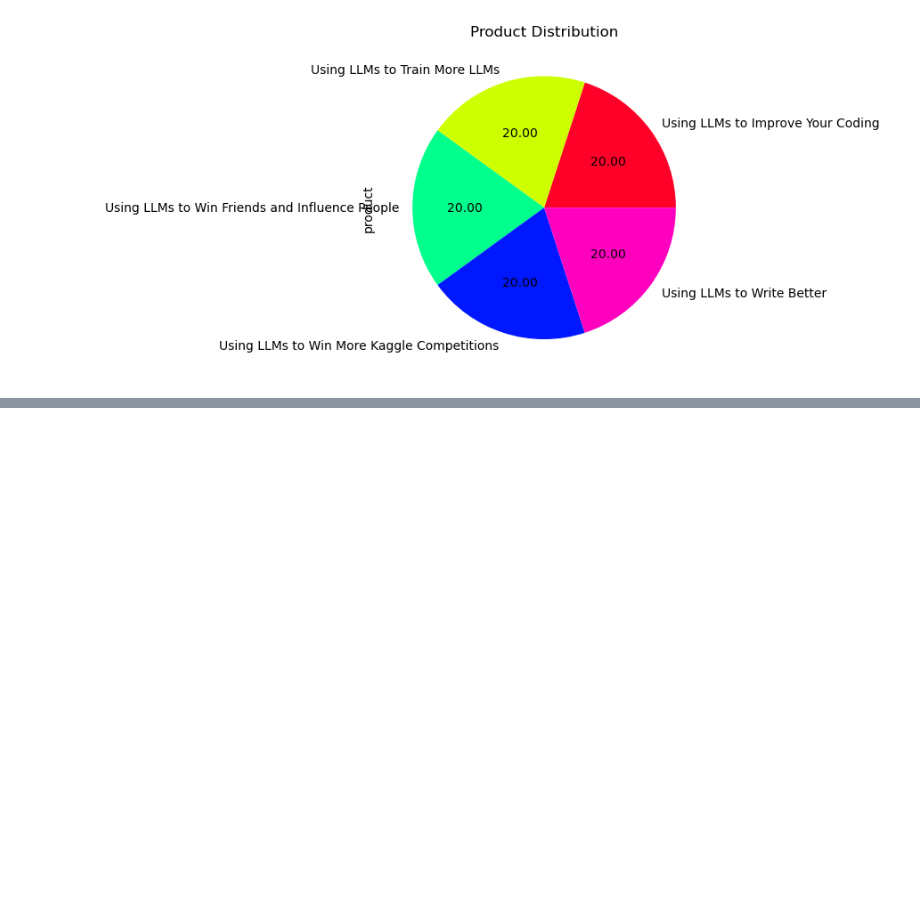
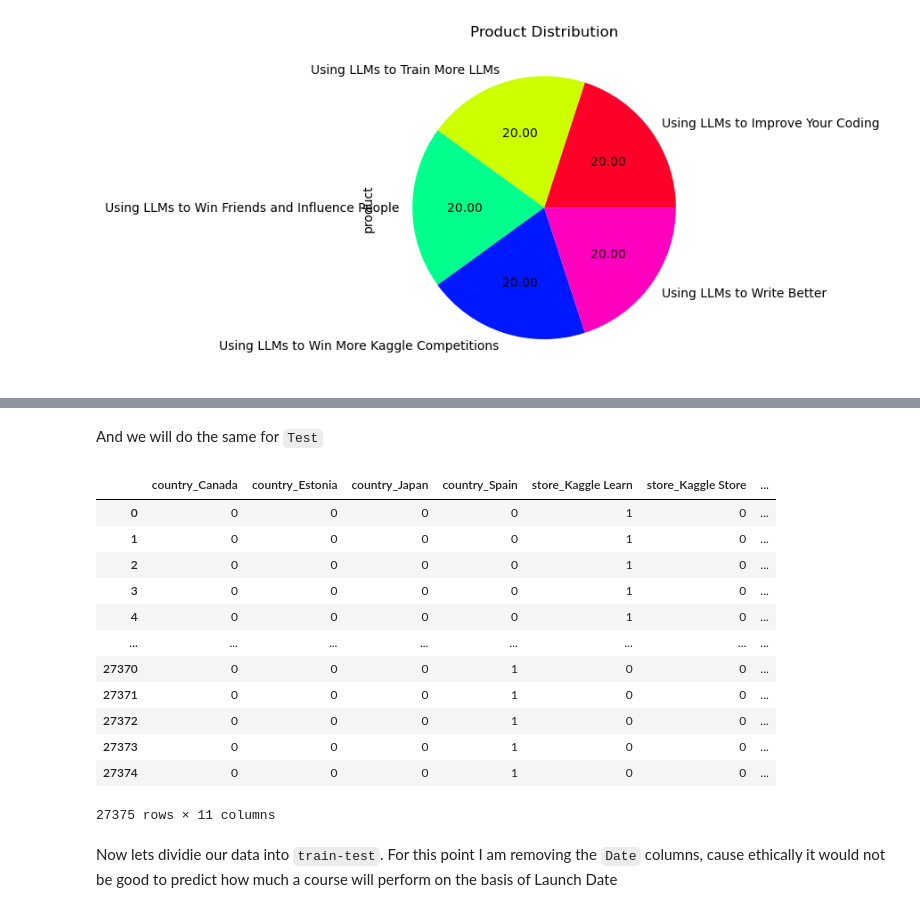
Before and after one commit to AyushSinghal9020/AyushSinghal9020, a Jupyter notebook: understanding-the-competition-s3e19.ipynb, the cells around one changed output, grey strips where cells are left out. Cells and saved outputs as stored; diff of their text form; code cells hidden in the pictures; blank space fills up the shorter version.

```diff
--- a/understanding-the-competition-s3e19.ipynb
+++ b/understanding-the-competition-s3e19.ipynb
@@ -52,8 +54,8 @@ train
 # %% [markdown]
 This is our `Training Data` containing $1,36,950$ `Rows` and $6$ columns, accounting to a total of $8,21,700$ values. This huge amount of data will help in the dense modelinng
 # %%
-test = pd.read_csv("/kaggle/input/playground-series-s3e19/test.csv")
-test
+sample_test = pd.read_csv("/kaggle/input/playground-series-s3e19/test.csv")
+sample_test
 # %% [output]
 |  | id | date | country | store | product |
 | 0 | 136950 | 2022-01-01 | Argentina | Kaggle Learn | Using LLMs to Improve Your Coding |
@@ -98,0 +150,24 @@ Text(0.5, 1.0, 'Product Distribution')
+# %% [markdown]
+And we will do the same for `Test`
+# %%
+sample_test.drop("id" , axis = 1 , inplace = True)
+sample_test = pd.concat([pd.get_dummies(sample_test[["country" , "store" , "product"]] , drop_first = True) ,
+          sample_test.drop(["country" , "store" , "product"] , axis = 1)] , axis = 1)
+
+sample_test
+# %% [output]
+|  | country_Canada | country_Estonia | country_Japan | country_Spain | store_Kaggle Learn | store_Kaggle Store | ... |
+| 0 | 0 | 0 | 0 | 0 | 1 | 0 | ... |
+| 1 | 0 | 0 | 0 | 0 | 1 | 0 | ... |
+| 2 | 0 | 0 | 0 | 0 | 1 | 0 | ... |
+| 3 | 0 | 0 | 0 | 0 | 1 | 0 | ... |
+| 4 | 0 | 0 | 0 | 0 | 1 | 0 | ... |
+| ... | ... | ... | ... | ... | ... | ... | ... |
+| 27370 | 0 | 0 | 0 | 1 | 0 | 0 | ... |
+| 27371 | 0 | 0 | 0 | 1 | 0 | 0 | ... |
+| 27372 | 0 | 0 | 0 | 1 | 0 | 0 | ... |
+| 27373 | 0 | 0 | 0 | 1 | 0 | 0 | ... |
+| 27374 | 0 | 0 | 0 | 1 | 0 | 0 | ... |
+27375 rows × 11 columns
+# %% [markdown]
+Now lets dividie our data into `train-test`. For this point I am removing the `Date` columns, cause ethically it would not be good to predict how much a course will perform on the basis of Launch Date
```
Also changed, not shown: parts of 27 cells of this notebook.
